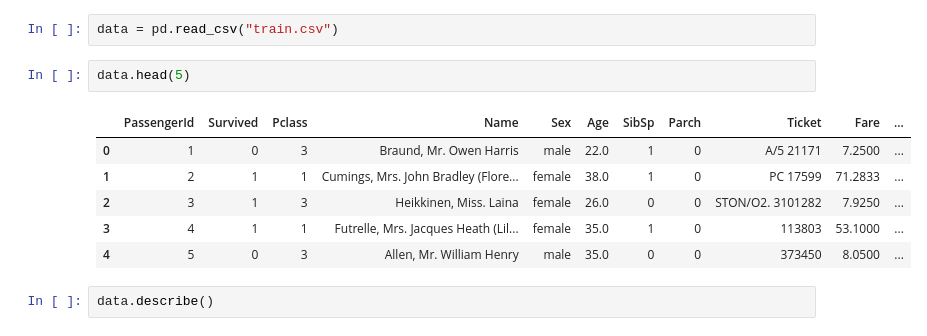
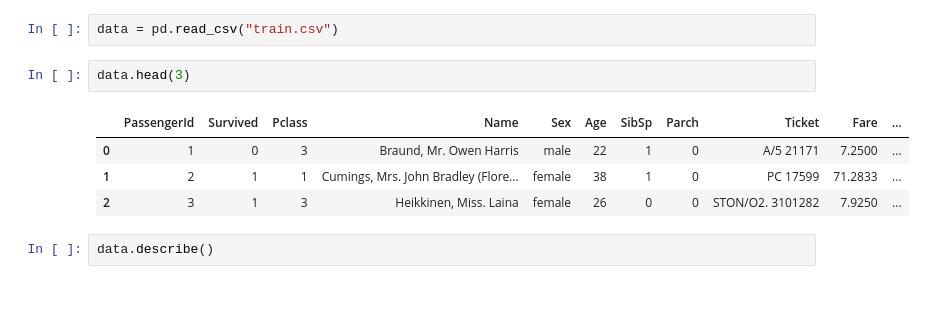
Before and after one commit to Ashad001/ML-DL-Projects, a Jupyter notebook: TitanicSurvivor/Titanic_Survivor.ipynb, the cells around one changed output. Saved outputs shown, nothing was run; the diff lists cells and outputs as text; blank space fills up the shorter version.

```diff
--- a/TitanicSurvivor/Titanic_Survivor.ipynb
+++ b/TitanicSurvivor/Titanic_Survivor.ipynb
@@ -5,14 +5,12 @@ import matplotlib.pyplot as plt
 # %%
 data = pd.read_csv("train.csv")
 # %%
-data.head(5)
+data.head(3)
 # %% [output]
 |  | PassengerId | Survived | Pclass | Name | Sex | Age | SibSp | Parch | Ticket | Fare | ... |
-| 0 | 1 | 0 | 3 | Braund, Mr. Owen Harris | male | 22.0 | 1 | 0 | A/5 21171 | 7.2500 | ... |
-| 1 | 2 | 1 | 1 | Cumings, Mrs. John Bradley (Flore... | female | 38.0 | 1 | 0 | PC 17599 | 71.2833 | ... |
-| 2 | 3 | 1 | 3 | Heikkinen, Miss. Laina | female | 26.0 | 0 | 0 | STON/O2. 3101282 | 7.9250 | ... |
-| 3 | 4 | 1 | 1 | Futrelle, Mrs. Jacques Heath (Lil... | female | 35.0 | 1 | 0 | 113803 | 53.1000 | ... |
-| 4 | 5 | 0 | 3 | Allen, Mr. William Henry | male | 35.0 | 0 | 0 | 373450 | 8.0500 | ... |
+| 0 | 1 | 0 | 3 | Braund, Mr. Owen Harris | male | 22 | 1 | 0 | A/5 21171 | 7.2500 | ... |
+| 1 | 2 | 1 | 1 | Cumings, Mrs. John Bradley (Flore... | female | 38 | 1 | 0 | PC 17599 | 71.2833 | ... |
+| 2 | 3 | 1 | 3 | Heikkinen, Miss. Laina | female | 26 | 0 | 0 | STON/O2. 3101282 | 7.9250 | ... |
 # %%
 data.describe()
 # %% [output]
```
Also changed, not shown: parts of 15 cells of this notebook.
